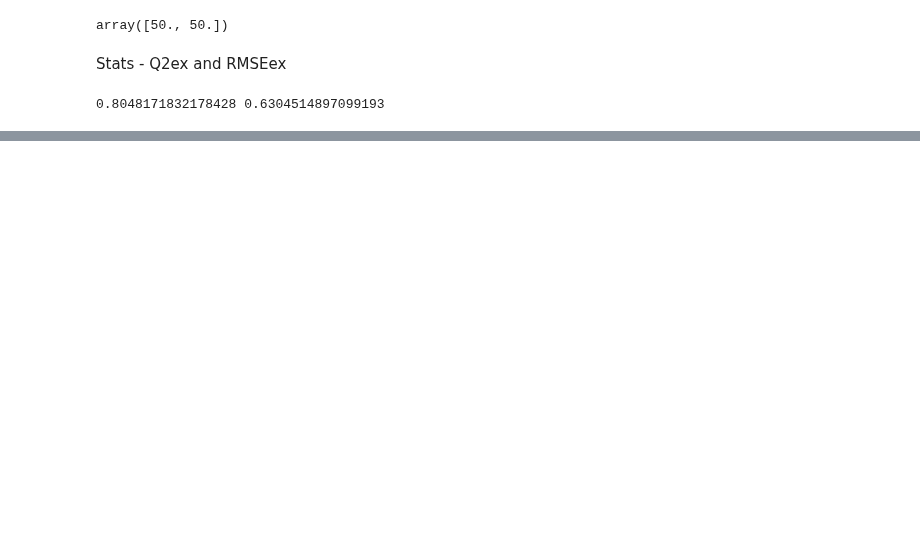
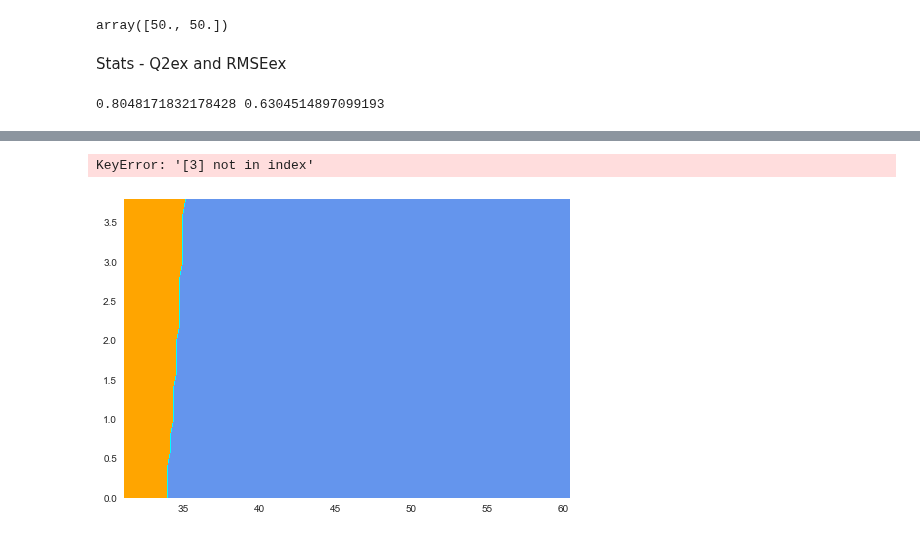
Before and after one commit to Miczel00/machine-learning, a Jupyter notebook: zaj1/main.ipynb, the cells around one changed output, grey strips where cells are left out. Saved outputs shown, nothing was run; the diff lists cells and outputs as text; code cells hidden in the pictures; blank space fills up the shorter version.

```diff
--- a/zaj1/main.ipynb
+++ b/zaj1/main.ipynb
@@ -790,0 +879,9 @@ np.sqrt(metrics.mean_squared_log_error(y_test,y_pred)))
+# %%
+#Create KNN Classifier
+knn = KNeighborsClassifier(n_neighbors=5)
+
+#Train the model using the training sets
+knn.fit(X_train, y_train)
+
+#Predict the response for test dataset
+y_pred = knn.predict(X_test)
@@ -790,0 +916,37 @@ np.sqrt(metrics.mean_squared_log_error(y_test,y_pred)))
+# %%
+from matplotlib.colors import ListedColormap
+from sklearn import neighbors, datasets
+
+cmap_light = ListedColormap(['orange', 'cyan', 'cornflowerblue'])
+cmap_bold = ['darkorange', 'c', 'darkblue']
+
+X = knn_data[['bill_length_mm','bill_depth_mm']]
+y = knn_data['species']
+h = 0.2
+
+x_min, x_max = X.iloc[:, 0:1].min() - 1, X.iloc[:, 0:1].max() + 1
+y_min, y_max = y.iloc[:].min() - 1, y.iloc[:].max() + 1
+xx, yy = np.meshgrid(np.arange(x_min[0], x_max[0], h),
+np.arange(y_min, y_max, h))
+Z = knn.predict(np.c_[xx.ravel(), yy.ravel()])
+Z = Z.reshape(xx.shape)
+
+plt.figure()
+
+plt.contourf(xx, yy, Z, cmap=cmap_light)
+
+sns.scatterplot(x=X.iloc[:, 0:1], y=y.iloc[:], hue=knn_data.species[y],
+palette=cmap_bold, alpha=1.0, edgecolor="black")
+
+plt.xlim(xx.min(), xx.max())
+plt.ylim(yy.min(), yy.max())
+
+plt.title("3-Class classification (k = %i, 'uniform' = '%s')"
+% ('5', 'uniform'))
+
+
+
+plt.Show()
+# %% [output]
+KeyError: '[3] not in index'
+[figure, added]
```
Also changed, not shown: parts of 21 cells of this notebook.
